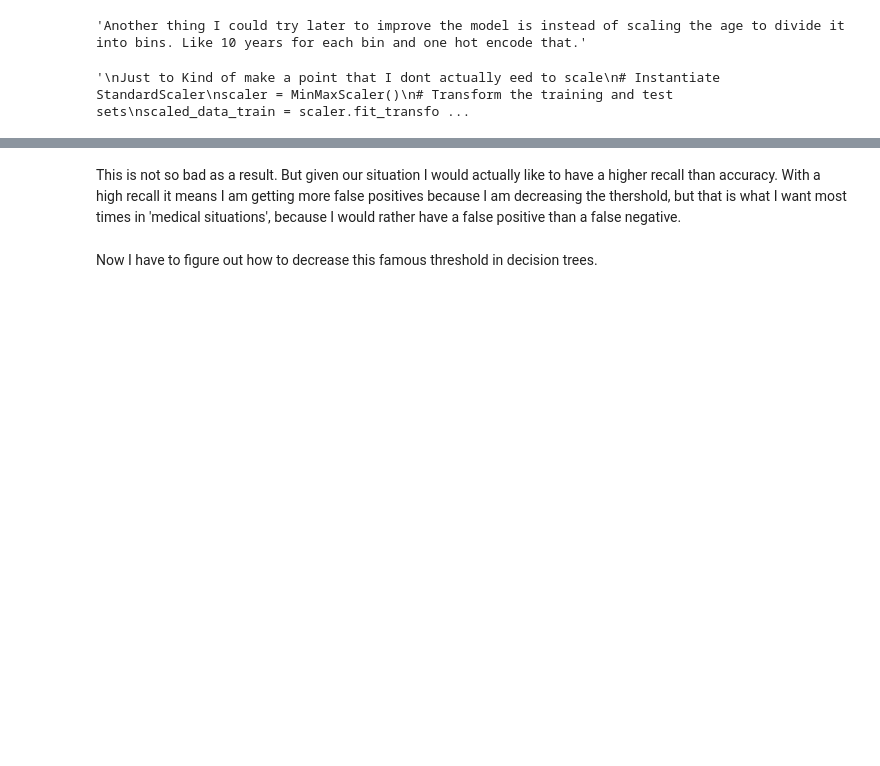
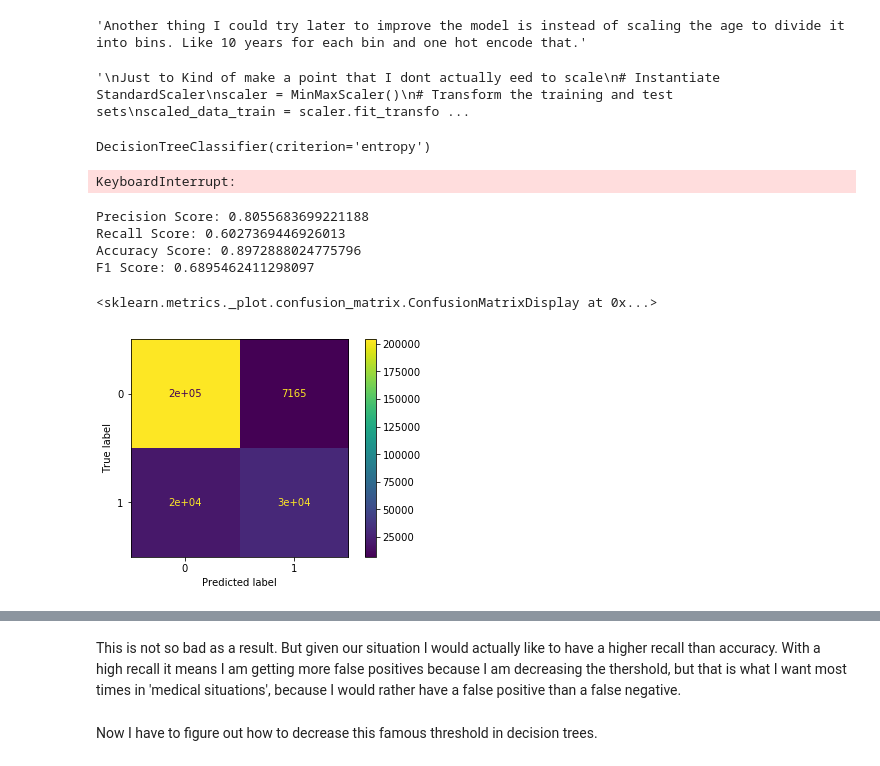
Before and after one commit to MNLKuzmin/Phase3project, a Jupyter notebook: CovidNotebook.ipynb, the cells around one changed output, grey strips where cells are left out. Saved outputs shown, nothing was run; the diff lists cells and outputs as text; code cells hidden in the pictures; blank space fills up the shorter version.

```diff
--- a/CovidNotebook.ipynb
+++ b/CovidNotebook.ipynb
@@ -457,3 +457,21 @@ test_preds = loaded_model.predict(scaled_data_test)
+# %%
+#Create the tree
+clf = DecisionTreeClassifier(criterion='entropy')
+# %%
+# fit the tree
+clf.fit(X_train, y_train)
+# %% [output]
+DecisionTreeClassifier(criterion='entropy')
+# %%
+# plot the tree
+fig, axes = plt.subplots()#nrows = 1,ncols = 1, figsize = (3,3), dpi=300)
+tree.plot_tree(clf,
+               feature_names = X_train.columns,
+               class_names=np.unique(y).astype('str'),
+               filled = True)
+plt.show()
+# %% [output]
+KeyboardInterrupt:
 # %%
 def print_metrics(labels, preds):
     print("Precision Score: {}".format(precision_score(labels, preds)))
@@ -468,0 +481,15 @@ plot_confusion_matrix(confusion_matrix(y_train, y_hat), classes=['Hospitalized',
+# %%
+# Evaluate the tree
+# Still not sure if here I should do everything with test or train
+y_preds = clf.predict(X_test)
+
+print_metrics(y_test, y_preds)
+
+plot_confusion_matrix(clf,X_test,y_test);
+# %% [output]
+Precision Score: 0.8055683699221188
+Recall Score: 0.6027369446926013
+Accuracy Score: 0.8972888024775796
+F1 Score: 0.6895462411298097
+<sklearn.metrics._plot.confusion_matrix.ConfusionMatrixDisplay at 0x...>
+[figure, added]
```
Also changed, not shown: parts of 7 cells of this notebook.
